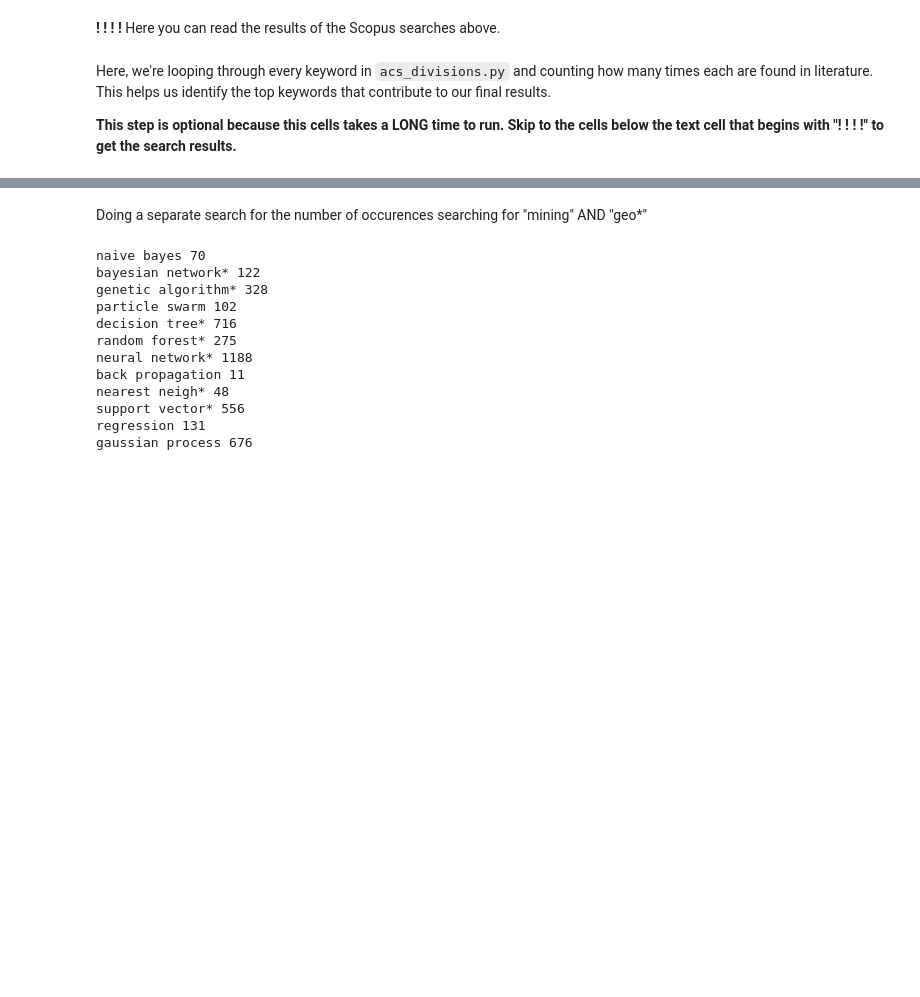
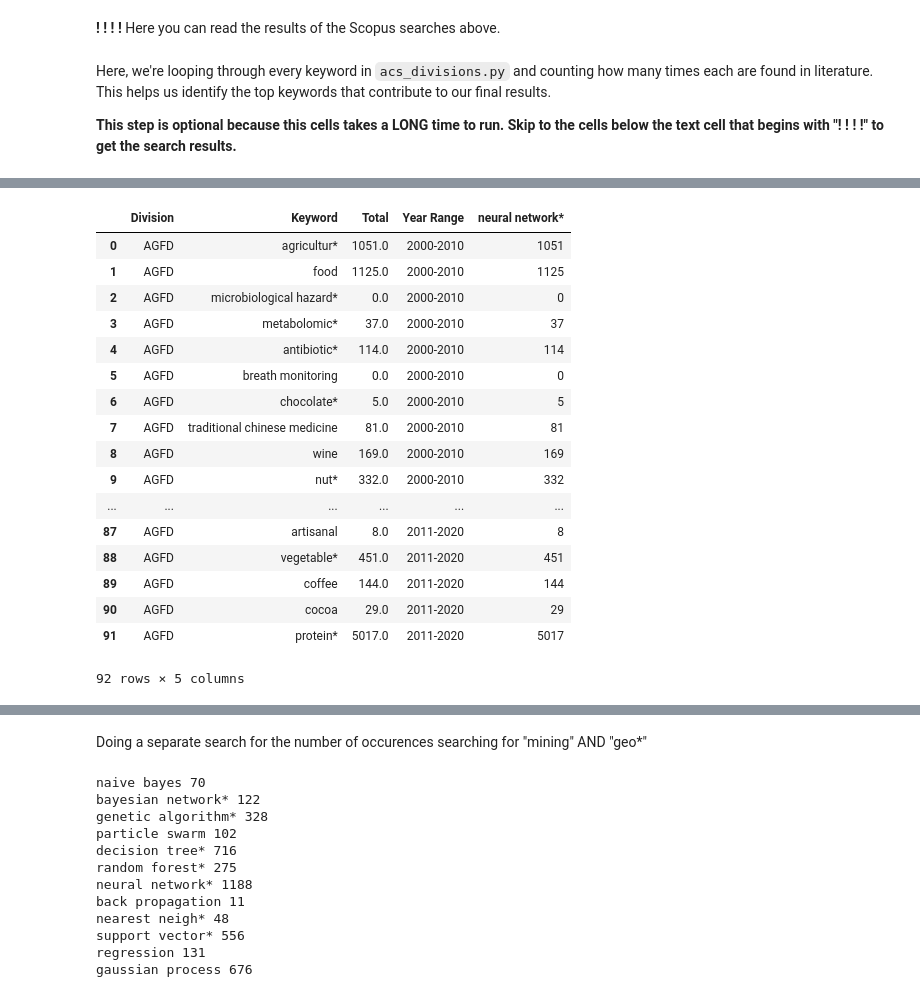
Before and after one commit to keithgroup/scopus_searching_ML_in_chem_literature, a Jupyter notebook: scopus_searches_ML_in_chem.ipynb, the cells around one changed output, grey strips where cells are left out. Cells and saved outputs as stored; diff of their text form; code cells hidden in the pictures; blank space fills up the shorter version.

Commit message:
obtaining data for specific year ranges in notebook

```diff
--- a/scopus_searches_ML_in_chem.ipynb
+++ b/scopus_searches_ML_in_chem.ipynb
@@ -164,3 +145,42 @@ df_search_results = pd.read_csv('search_results.csv')
 Here, we're looping through every keyword in `acs_divisions.py` and counting how many times each are found in literature. This helps us identify the top keywords that contribute to our final results.
 
 **This step is optional because this cells takes a LONG time to run. Skip to the cells below the text cell that begins with "! ! ! !" to get the search results.**
+# %%
+df = pd.DataFrame()
+iloc = -1
+for year_range in years:
+
+    for div in divisions:
+        for keyword in divisions[div]['keywords']:
+
+            div_dict = {'Division':div,
+                        'Keyword':keyword,
+                        'Year Range':f'{year_range[0]+1}-{year_range[1]-1}'}
+
+            num_results_total = 0
+            for term in ml_terms:
+
+                iloc += 1
+
+                plain_query = make_query_string([keyword])
+
+                if term[-1] == 'machine learning':
+
+                    plain_query += " AND " + make_query_string(term,"AND")
+
+                else:
+
+                    plain_query += " AND " + make_query_string(term)
+
+                plain_query += f" AND (PUBYEAR > {year_range[0]} AND PUBYEAR < {year_range[1]})"
+                request = make_request(plain_query, config['apikey'])
+                num_results = request['search-results']['opensearch:totalResults']
+                print(div, f'{year_range[0]+1}-{year_range[1]-1}', keyword, term[0], num_results)
+
+                div_dict.update({term[0]:num_results})
+                num_results_total += int(num_results)
+
+            div_dict.update({'Total':num_results_total})
+            df = df.append(div_dict,ignore_index = True)
+
+                #print(plain_query)
@@ -167,3 +205,24 @@ Here, we're looping through every keyword in `acs_divisions.py` and counting how
+# %%
+df
+# %% [output]
+|  | Division | Keyword | Total | Year Range | neural network* |
+| 0 | AGFD | agricultur* | 1051.0 | 2000-2010 | 1051 |
+| 1 | AGFD | food | 1125.0 | 2000-2010 | 1125 |
+| 2 | AGFD | microbiological hazard* | 0.0 | 2000-2010 | 0 |
+| 3 | AGFD | metabolomic* | 37.0 | 2000-2010 | 37 |
+| 4 | AGFD | antibiotic* | 114.0 | 2000-2010 | 114 |
+| 5 | AGFD | breath monitoring | 0.0 | 2000-2010 | 0 |
+| 6 | AGFD | chocolate* | 5.0 | 2000-2010 | 5 |
+| 7 | AGFD | traditional chinese medicine | 81.0 | 2000-2010 | 81 |
+| 8 | AGFD | wine | 169.0 | 2000-2010 | 169 |
+| 9 | AGFD | nut* | 332.0 | 2000-2010 | 332 |
+| ... | ... | ... | ... | ... | ... |
+| 87 | AGFD | artisanal | 8.0 | 2011-2020 | 8 |
+| 88 | AGFD | vegetable* | 451.0 | 2011-2020 | 451 |
+| 89 | AGFD | coffee | 144.0 | 2011-2020 | 144 |
+| 90 | AGFD | cocoa | 29.0 | 2011-2020 | 29 |
+| 91 | AGFD | protein* | 5017.0 | 2011-2020 | 5017 |
+92 rows × 5 columns
 # %%
 df = pd.DataFrame()
 iloc = -1
```
Also changed, not shown: parts of 6 cells of this notebook.
